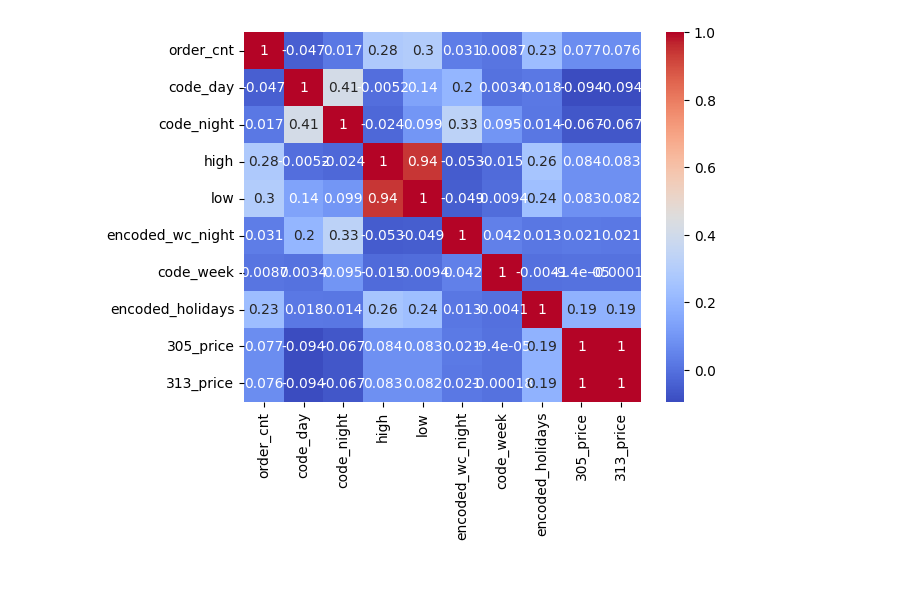
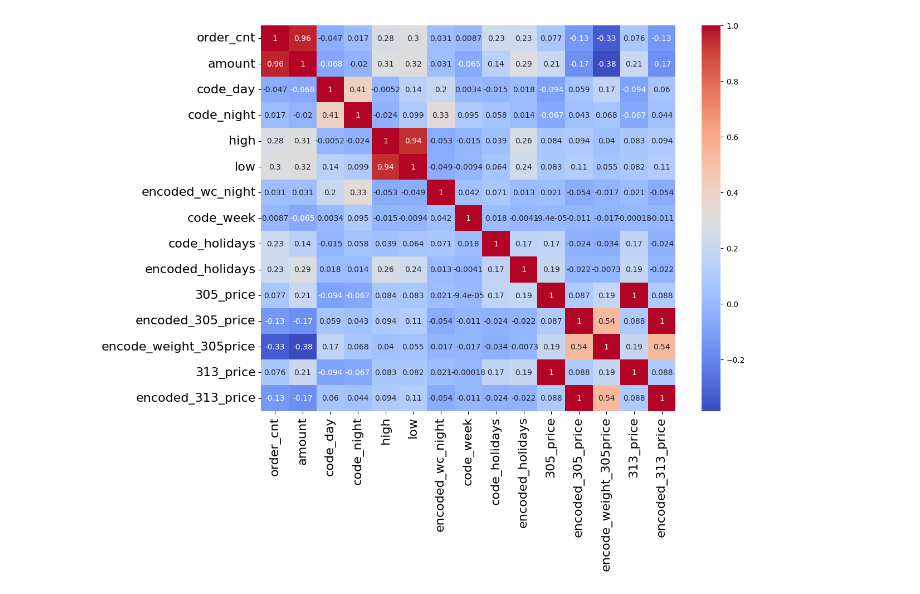
Before and after one commit to MarssZ/202404EDA, a Jupyter notebook: Test_Heatmap.ipynb, the cells around one changed output. Cells and saved outputs as stored; diff of their text form; code cells hidden in the pictures.

```diff
--- a/Test_Heatmap.ipynb
+++ b/Test_Heatmap.ipynb
@@ -1,19 +1,25 @@
 # %%
 # 超参数
 COLS_Y = 'order_cnt'
-COLS_ALL = ['order_cnt', 'code_day' , 'code_night', 'high', 'low', 'encoded_wc_night', 'code_week', 'encoded_holidays', '305_price','313_price' ]
+COLS_ALL = ['amount','order_cnt', 'code_day' , 'code_night', 'high', 'low', 'encoded_wc_night', 'code_week', 'code_holidays','encoded_holidays', '305_price','encoded_305_price','encode_weight_305price','313_price' ,'encoded_313_price']
 
 # 读取excel文件并获取指定列
 import pandas as pd
 df = pd.read_csv('Data\结果1_全站按日期分组_2023全年.csv', usecols=COLS_ALL, encoding='GBK')
 
 # 计算相关系数
 correlation_matrix = df.corr()
 
 # 绘制热图
 import seaborn as sns
 import matplotlib.pyplot as plt
+# 设置图像大小
+plt.figure(figsize=(12, 9))
+# 设置坐标轴标签字体大小
+plt.xticks(fontsize=16)
+plt.yticks(fontsize=16)
+
 sns.heatmap(correlation_matrix, annot=True, cmap='coolwarm')
 plt.show()
 # %% [output]
-[figure, old version]
+[figure, new version]
```
Also changed, not shown: 16 other files.
